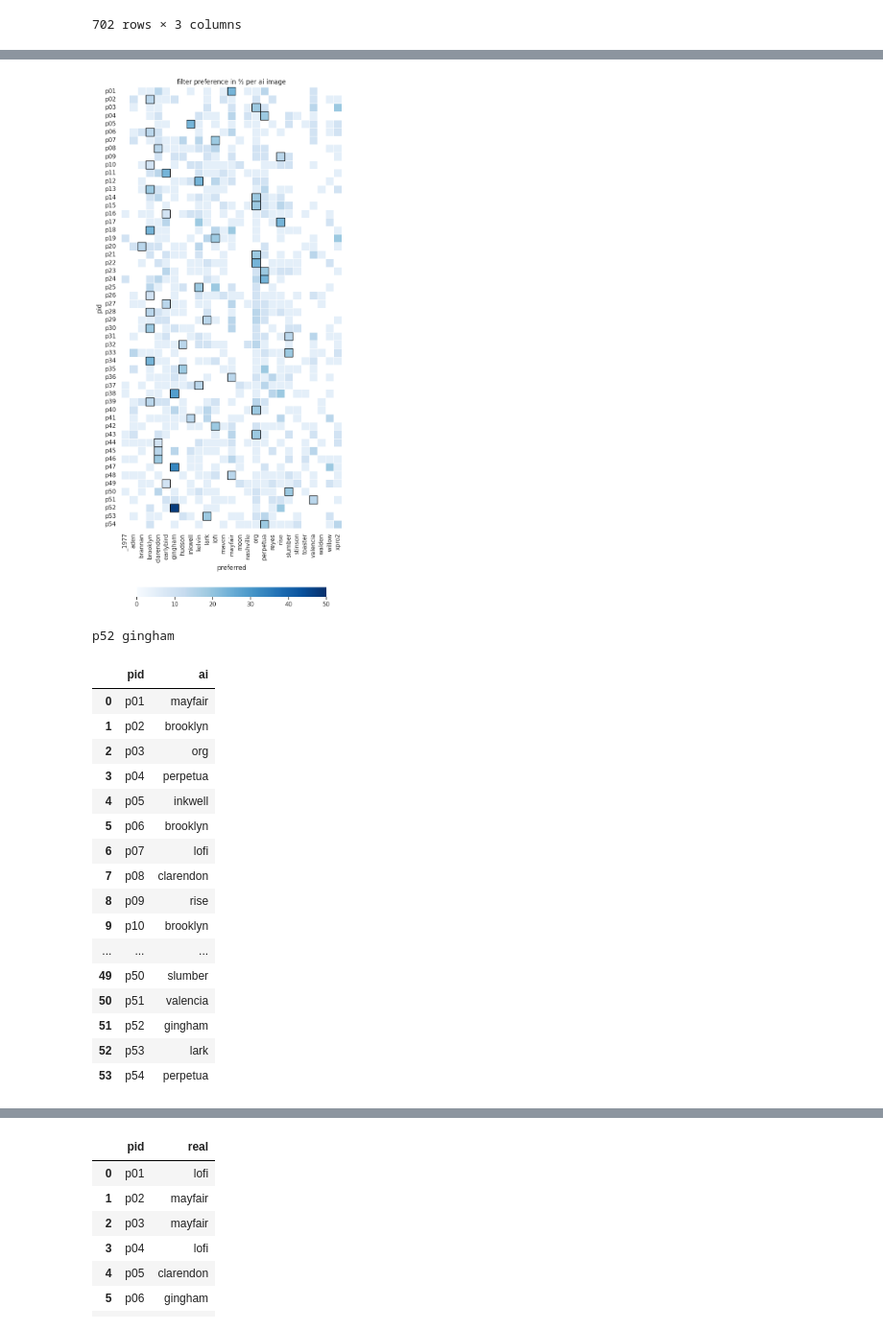
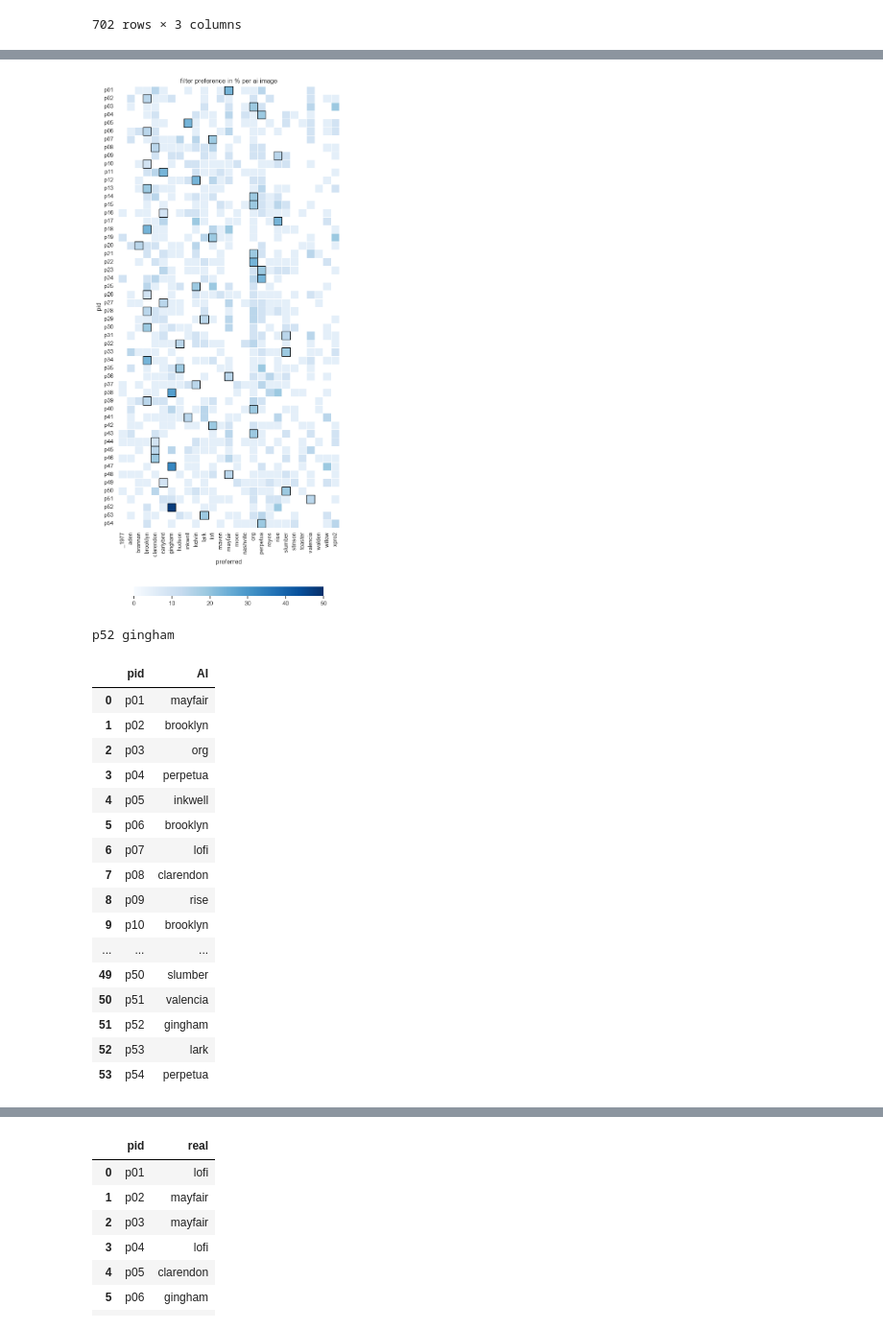
Before and after one commit to avt-imt/instagram_filter_real_ai, a Jupyter notebook: evaluation/evaluation.ipynb, the cells around one changed output, grey strips where cells are left out. Shown at 96% size. Cells and saved outputs as stored; diff of their text form; code cells hidden in the pictures.

```diff
--- a/evaluation/evaluation.ipynb
+++ b/evaluation/evaluation.ipynb
@@ -102,7 +102,7 @@ dreal[dreal["pid"] == "p20"]
 | 1072 | 20 | p20 | lofi |
 | 1091 | 21 | p20 | clarendon |
 # %%
-dai["type"] = "ai"
+dai["type"] = "AI"
 dreal["type"] = "real"
 
 dall = pd.concat([dai, dreal], ignore_index=True)
@@ -438,47 +438,47 @@ sns.set(rc={'figure.figsize':(8,32)})
 sns.set_style("white")
 import matplotlib.patches as patches
 
-dt = dall[dall["type"] == "ai"]
+dt = dall[dall["type"] == "AI"]
 counts = dt.groupby(["pid", "preferred"]).size().unstack()
 
 percent_data = counts.div(counts.sum(axis=1), axis=0) * 100
 
 # Highlight the winning variant per image
 plt.figure(figsize=(16, 20))
 ax = sns.heatmap(percent_data, annot=False, cbar=True, cmap="Blues", fmt="0.0f", square=True, linewidths=0.5,
     vmin=0, vmax=50,
     cbar_kws={"orientation": "horizontal", "location": "bottom", 'shrink': 0.4, "pad": 0.1}
 )
 plt.title("filter preference in % per ai image")
 
 #print(percent_data)
 for i in range(len(percent_data)):
     max_col = percent_data.iloc[i].idxmax()
     j = list(percent_data.columns).index(max_col)  # Get column index
 
     rect = patches.Rectangle(
         (j, i), 1, 1,
         linewidth=1, edgecolor='black', facecolor='none'
     )
     ax.add_patch(rect)
 
 plt.show()
 
 ax.get_figure().savefig("hm_ai_images_filters.pdf", bbox_inches="tight")
 
 print(
     percent_data.idxmax()[percent_data.max().idxmax()], percent_data.max().idxmax()
 
 )
 # %% [output]
-[figure, old version]
+[figure, new version]
 p52 gingham
 # %%
 # most often selected filter per text prompt
-best_filter_per_prompt_ai = pd.DataFrame({"ai": percent_data.idxmax(axis=1) }).reset_index()
+best_filter_per_prompt_ai = pd.DataFrame({"AI": percent_data.idxmax(axis=1) }).reset_index()
 best_filter_per_prompt_ai
 # %% [output]
-|  | pid | ai |
+|  | pid | AI |
 | 0 | p01 | mayfair |
 | 1 | p02 | brooklyn |
 | 2 | p03 | org |
```
Also changed, not shown: parts of 31 cells of this notebook, 12 other files.
